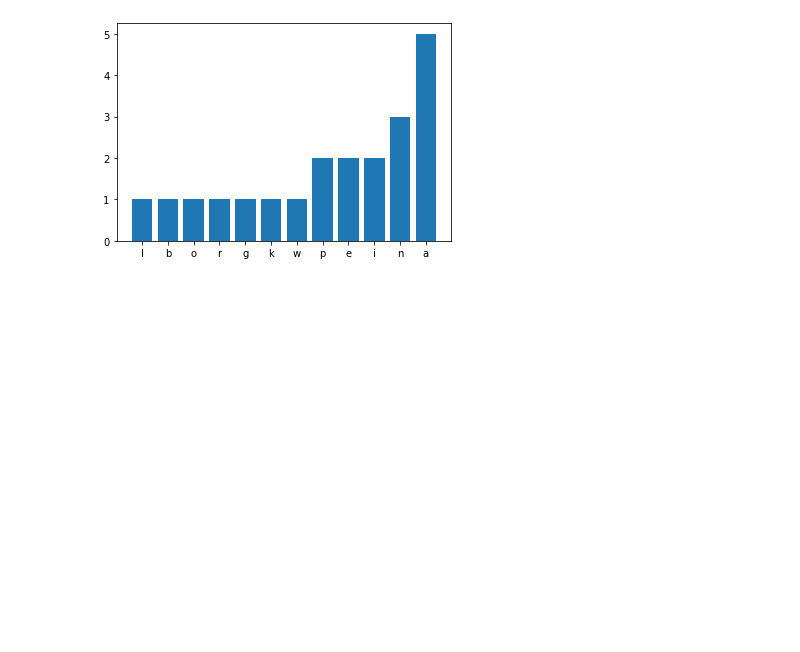
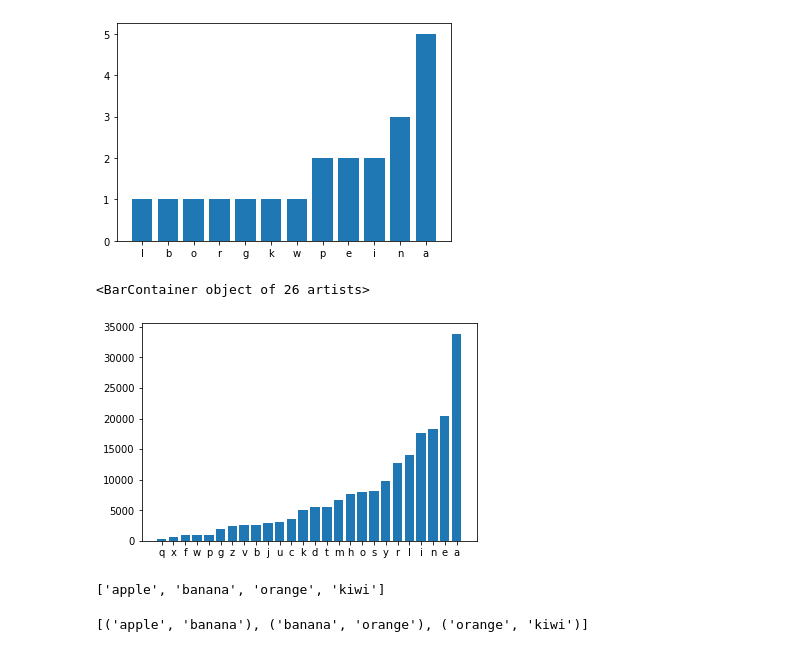
Before and after one commit to vat99/makemore, a Jupyter notebook: lecture1/bigrams.ipynb, the cells around one changed output. Cells and saved outputs as stored; diff of their text form; code cells hidden in the pictures; blank space fills up the shorter version.

```diff
--- a/lecture1/bigrams.ipynb
+++ b/lecture1/bigrams.ipynb
@@ -56,3 +56,18 @@ plt.bar(counts.keys(), counts.values())
 # %% [output]
 <BarContainer object of 12 artists>
 [figure]
+# %%
+# lets do it for the real thing
+counts = count_all_words(words=words)
+plt.bar(counts.keys(), counts.values())
+# %% [output]
+<BarContainer object of 26 artists>
+[figure, added]
+# %%
+# testing out the zip mechanic
+# we are effectively creating a sliding window of size 2 across the list
+print(test_words)
+list(zip(test_words, test_words[1:]))
+# %% [output]
+['apple', 'banana', 'orange', 'kiwi']
+[('apple', 'banana'), ('banana', 'orange'), ('orange', 'kiwi')]
```
Also changed, not shown: parts of 13 cells of this notebook.
